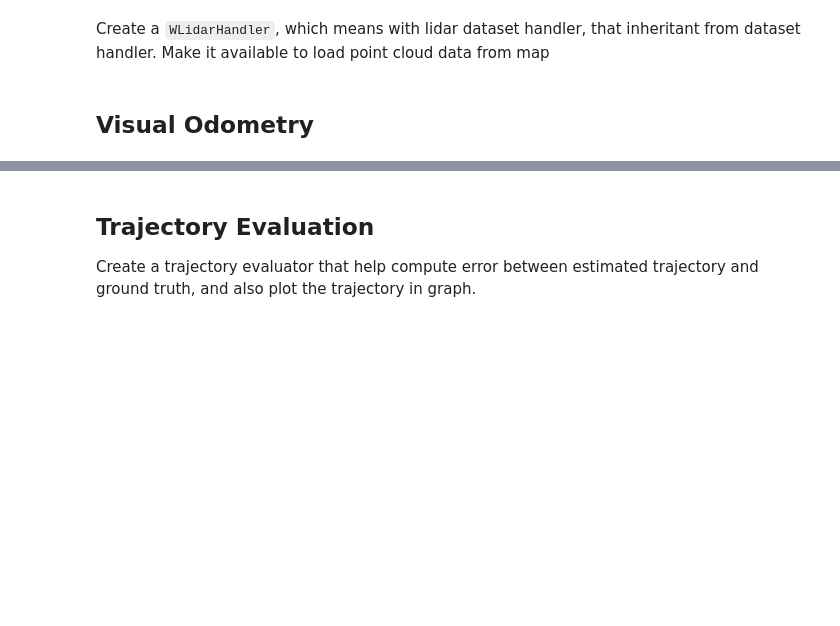
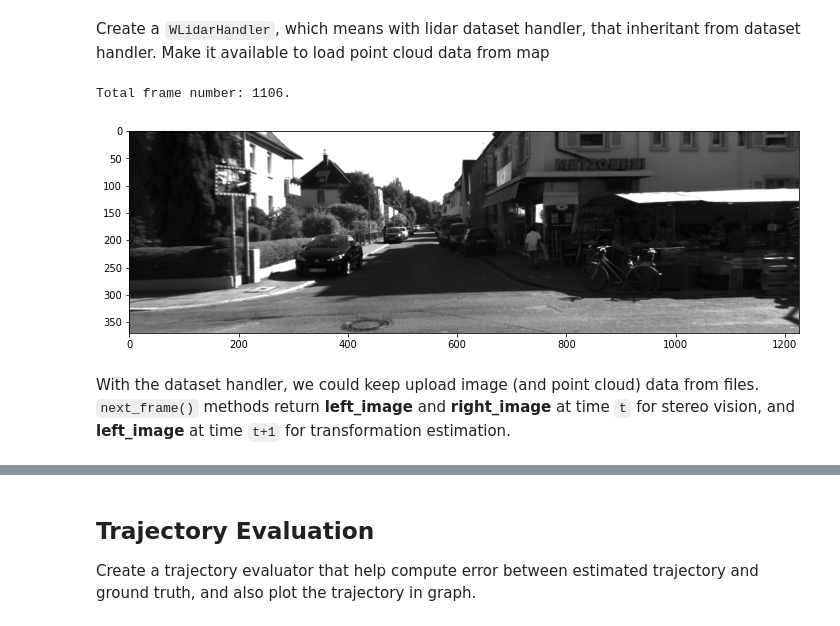
Before and after one commit to KoKoLates/kitti-dataset-visualize, a Jupyter notebook: notebook/main.ipynb, the cells around one changed output, grey strips where cells are left out. Cells and saved outputs as stored; diff of their text form; code cells hidden in the pictures; blank space fills up the shorter version.

```diff
--- a/notebook/main.ipynb
+++ b/notebook/main.ipynb
@@ -74,5 +74,17 @@ class WLidarHandler(DatasetHandler):
         super().next_frame()
         self.lidar: np.ndarray = next(self.pcl)
         return self.l_prev, self.r_prev, self.l_curr, self.lidar
-# %% [markdown]
-## Visual Odometry
+# %%
+h = DatasetHandler()
+l_img, *_ = h.next_frame()
+
+print(f'Total frame number: {h.frame_num}.')
+
+plt.figure(figsize=(12, 6))
+plt.imshow(l_img, cmap='gray')
+plt.show()
+# %% [output]
+Total frame number: 1106.
+[figure, added]
+# %% [markdown]
+With the dataset handler, we could keep upload image (and point cloud) data from files. `next_frame()` methods return **left_image** and **right_image** at time `t` for stereo vision, and **left_image** at time `t+1` for transformation estimation.
```
Also changed, not shown: parts of 9 cells of this notebook.
